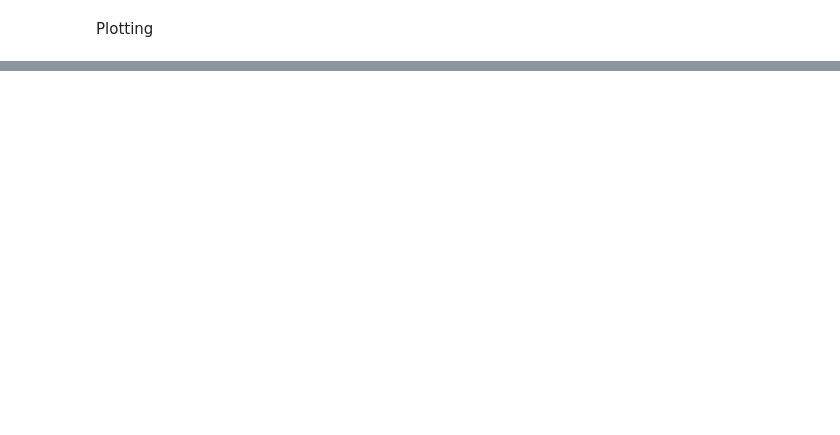
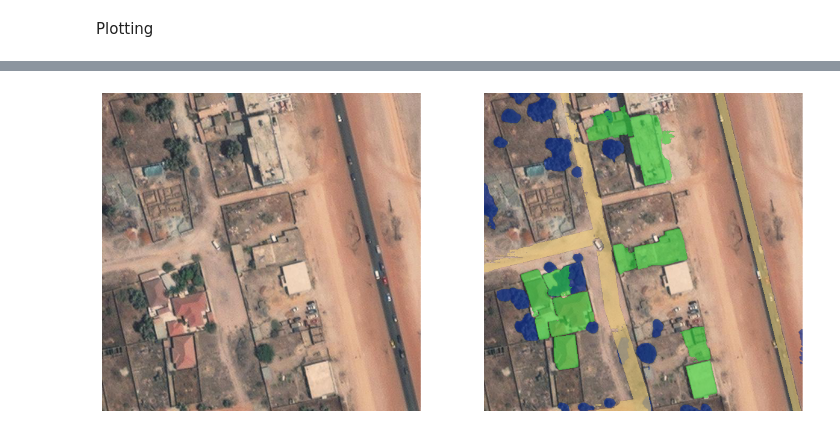
Before and after one commit to JacopoLungo/maxarSrc, a Jupyter notebook: creating_labels/all_masks.ipynb, the cells around one changed output, grey strips where cells are left out. Cells and saved outputs as stored; diff of their text form; code cells hidden in the pictures; blank space fills up the shorter version.

```diff
--- a/creating_labels/all_masks.ipynb
+++ b/creating_labels/all_masks.ipynb
@@ -138,2 +211,7 @@ plot_comparison(img4Sam, masks)
+# %%
+masks = np.vstack((tree_mask, building_mask, road_mask))
+plot_comparison(img4Sam, masks)
+# %% [output]
+[figure, added]
 # %%
 img_encoding_time = np.array(deltas).mean()
```
Also changed, not shown: parts of 8 cells of this notebook.
